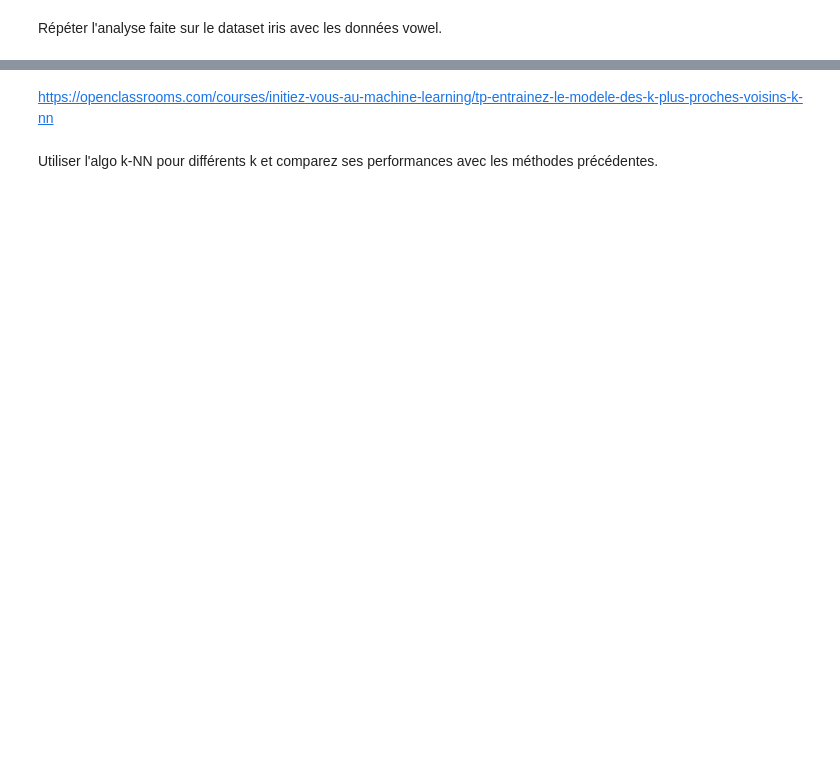
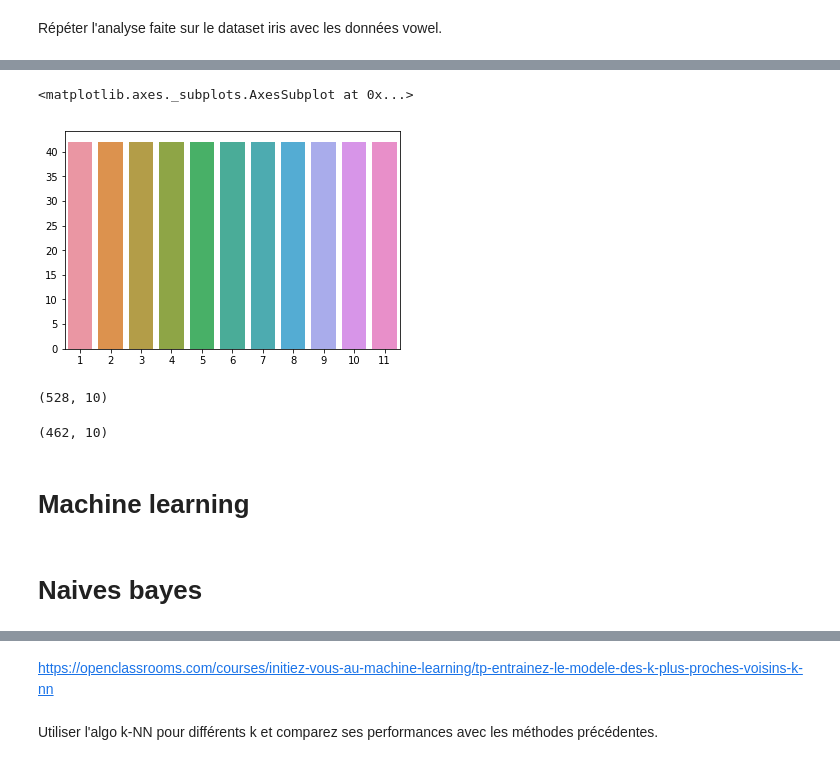
Before and after one commit to datascience-ueve/lab-2-tounsim, a Jupyter notebook: TP2_PARTIE_2_Etudiant.ipynb, the cells around one changed output, grey strips where cells are left out. Saved outputs shown, nothing was run; the diff lists cells and outputs as text; code cells hidden in the pictures; blank space fills up the shorter version.

```diff
--- a/TP2_PARTIE_2_Etudiant.ipynb
+++ b/TP2_PARTIE_2_Etudiant.ipynb
@@ -127,3 +146,3 @@ train
 # %%
-test=pd.read_csv('vowel.test.csv', sep=',')
+test=pd.read_csv('vowel.test.csv', sep=',',index_col=0)
 test
@@ -131,0 +201,19 @@ Répéter l'analyse faite sur le dataset iris avec les données vowel.
+# %%
+sns.barplot(np.unique(test['y']),test.groupby('y').count().values[:,0])
+# %% [output]
+<matplotlib.axes._subplots.AxesSubplot at 0x...>
+[figure, added]
+# %%
+y_train= train.values[:,0]
+x_train= train.values[:,1:]
+print(x_train.shape)
+# %% [output]
+(528, 10)
+# %%
+y_test= test.values[:,0]
+x_test= test.values[:,1:]
+print(x_test.shape)
+# %% [output]
+(462, 10)
+# %% [markdown]
+# Machine learning
@@ -131,0 +227,2 @@ Répéter l'analyse faite sur le dataset iris avec les données vowel.
+# %% [markdown]
+# Naives bayes
```
Also changed, not shown: parts of 21 cells of this notebook.
